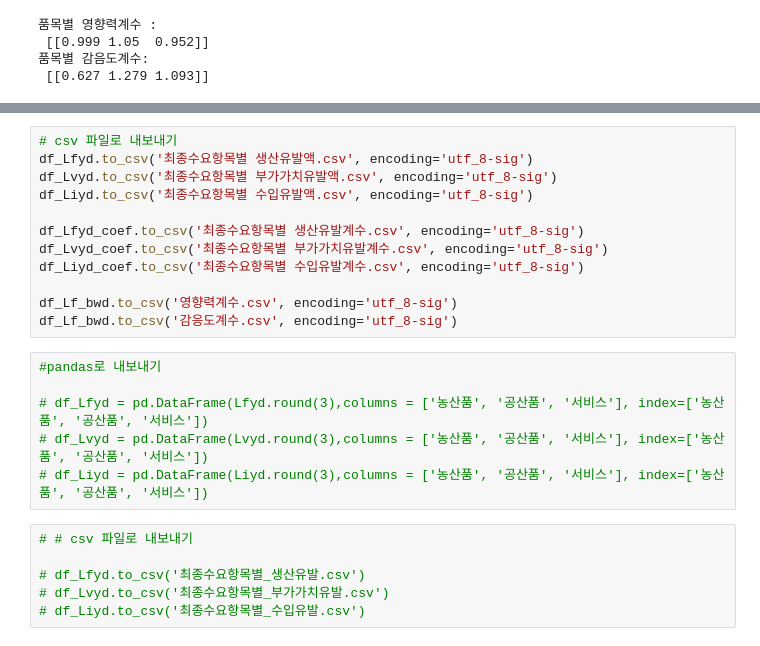
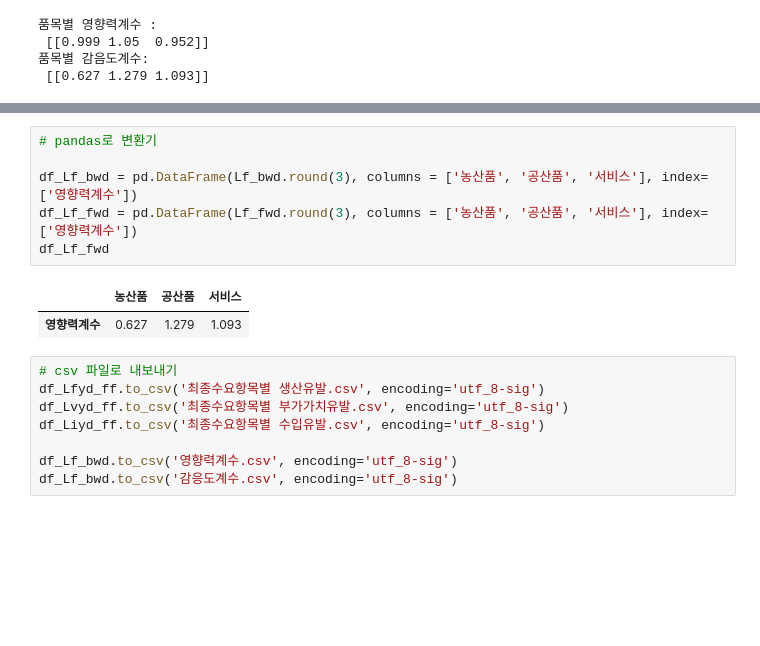
Before and after one commit to Tom-Jung/legendary-funicular, a Jupyter notebook: Ch5. 산업연관효과 분석.ipynb, the cells around one changed output, grey strips where cells are left out. Saved outputs shown, nothing was run; the diff lists cells and outputs as text; blank space fills up the shorter version.

```diff
--- a/Ch5. 산업연관효과 분석.ipynb
+++ b/Ch5. 산업연관효과 분석.ipynb
@@ -317,24 +342,17 @@ print(df_Lf_fwd)
+# %%
+# pandas로 변환기
+
+df_Lf_bwd = pd.DataFrame(Lf_bwd.round(3), columns = ['농산품', '공산품', '서비스'], index=['영향력계수'])
+df_Lf_fwd = pd.DataFrame(Lf_fwd.round(3), columns = ['농산품', '공산품', '서비스'], index=['영향력계수'])
+df_Lf_fwd
+# %% [output]
+|  | 농산품 | 공산품 | 서비스 |
+| 영향력계수 | 0.627 | 1.279 | 1.093 |
 # %%
 # csv 파일로 내보내기
-df_Lfyd.to_csv('최종수요항목별 생산유발액.csv', encoding='utf_8-sig')
-df_Lvyd.to_csv('최종수요항목별 부가가치유발액.csv', encoding='utf_8-sig')
-df_Liyd.to_csv('최종수요항목별 수입유발액.csv', encoding='utf_8-sig')
-
-df_Lfyd_coef.to_csv('최종수요항목별 생산유발계수.csv', encoding='utf_8-sig')
-df_Lvyd_coef.to_csv('최종수요항목별 부가가치유발계수.csv', encoding='utf_8-sig')
-df_Liyd_coef.to_csv('최종수요항목별 수입유발계수.csv', encoding='utf_8-sig')
+df_Lfyd_ff.to_csv('최종수요항목별 생산유발.csv', encoding='utf_8-sig')
+df_Lvyd_ff.to_csv('최종수요항목별 부가가치유발.csv', encoding='utf_8-sig')
+df_Liyd_ff.to_csv('최종수요항목별 수입유발.csv', encoding='utf_8-sig')
 
 df_Lf_bwd.to_csv('영향력계수.csv', encoding='utf_8-sig')
 df_Lf_bwd.to_csv('감응도계수.csv', encoding='utf_8-sig')
-# %%
-#pandas로 내보내기
-
-# df_Lfyd = pd.DataFrame(Lfyd.round(3),columns = ['농산품', '공산품', '서비스'], index=['농산품', '공산품', '서비스'])
-# df_Lvyd = pd.DataFrame(Lvyd.round(3),columns = ['농산품', '공산품', '서비스'], index=['농산품', '공산품', '서비스'])
-# df_Liyd = pd.DataFrame(Liyd.round(3),columns = ['농산품', '공산품', '서비스'], index=['농산품', '공산품', '서비스'])
-# %%
-# # csv 파일로 내보내기
-
-# df_Lfyd.to_csv('최종수요항목별_생산유발.csv')
-# df_Lvyd.to_csv('최종수요항목별_부가가치유발.csv')
-# df_Liyd.to_csv('최종수요항목별_수입유발.csv')
```
Also changed, not shown: parts of 16 cells of this notebook.
